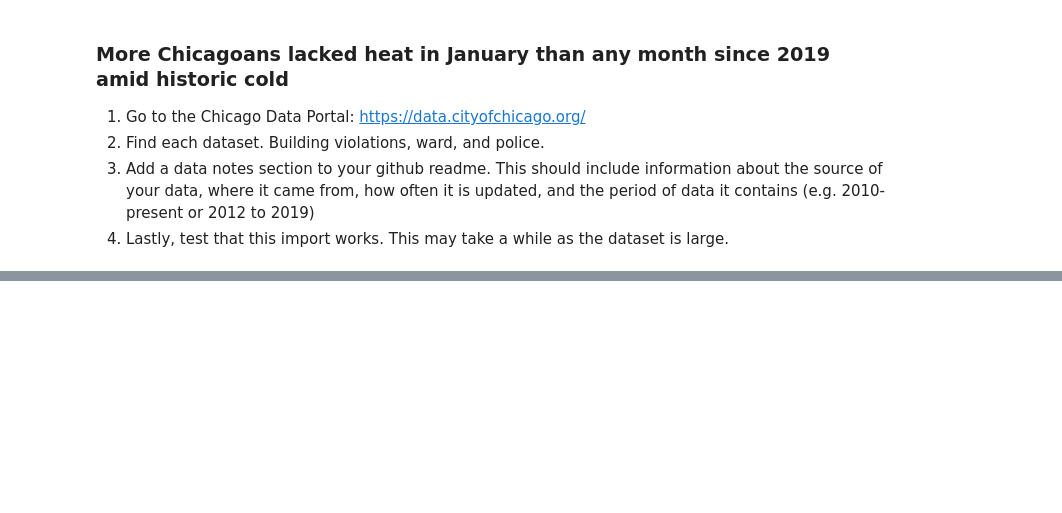
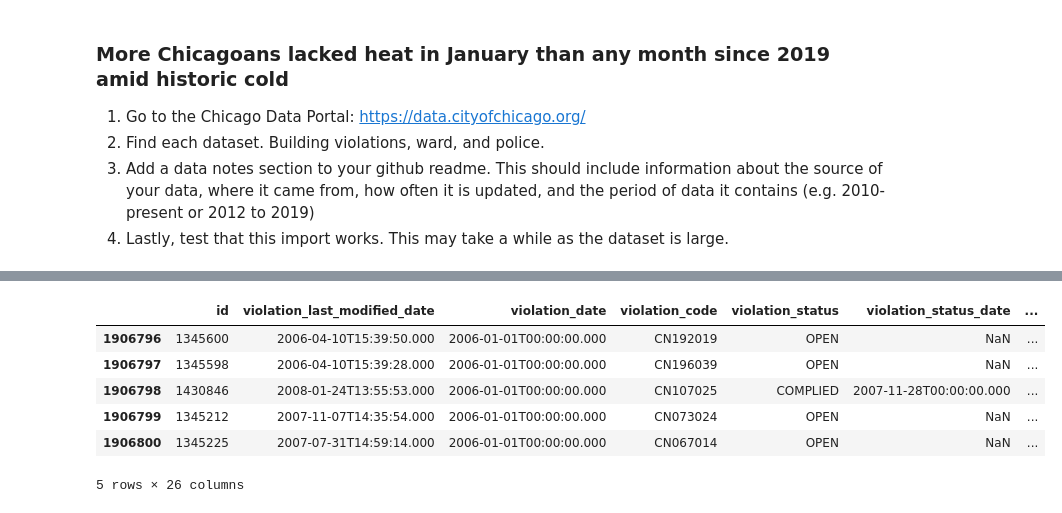
Before and after one commit to hannaheure/Sizzlers-Chi-Heat, a Jupyter notebook: final_analysis.ipynb, the cells around one changed output, grey strips where cells are left out. Cells and saved outputs as stored; diff of their text form; code cells hidden in the pictures; blank space fills up the shorter version.

```diff
--- a/final_analysis.ipynb
+++ b/final_analysis.ipynb
@@ -20,0 +31,10 @@ police = gpd.read_file('https://data.cityofchicago.org/api/geospatial/fthy-xz3r?
+# %%
+build.tail()
+# %% [output]
+|  | id | violation_last_modified_date | violation_date | violation_code | violation_status | violation_status_date | ... |
+| 1906796 | 1345600 | 2006-04-10T15:39:50.000 | 2006-01-01T00:00:00.000 | CN192019 | OPEN | NaN | ... |
+| 1906797 | 1345598 | 2006-04-10T15:39:28.000 | 2006-01-01T00:00:00.000 | CN196039 | OPEN | NaN | ... |
+| 1906798 | 1430846 | 2008-01-24T13:55:53.000 | 2006-01-01T00:00:00.000 | CN107025 | COMPLIED | 2007-11-28T00:00:00.000 | ... |
+| 1906799 | 1345212 | 2007-11-07T14:35:54.000 | 2006-01-01T00:00:00.000 | CN073024 | OPEN | NaN | ... |
+| 1906800 | 1345225 | 2007-07-31T14:59:14.000 | 2006-01-01T00:00:00.000 | CN067014 | OPEN | NaN | ... |
+5 rows × 26 columns
```
Also changed, not shown: parts of 4 cells of this notebook, 1 other file.
